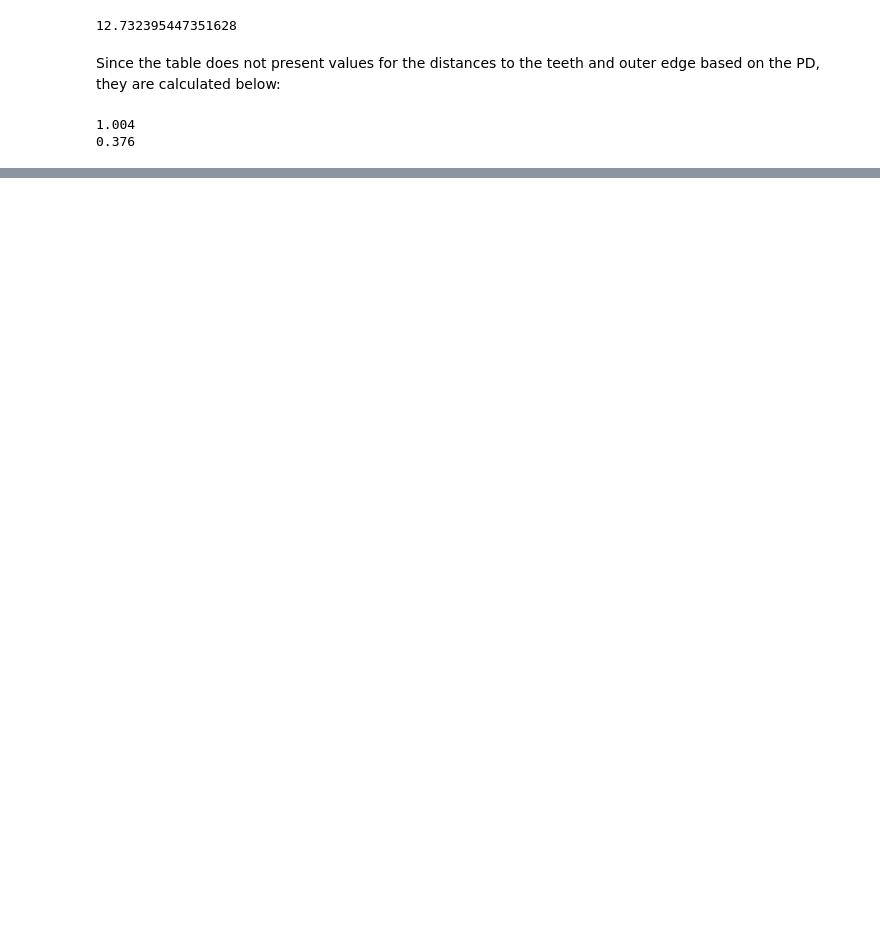
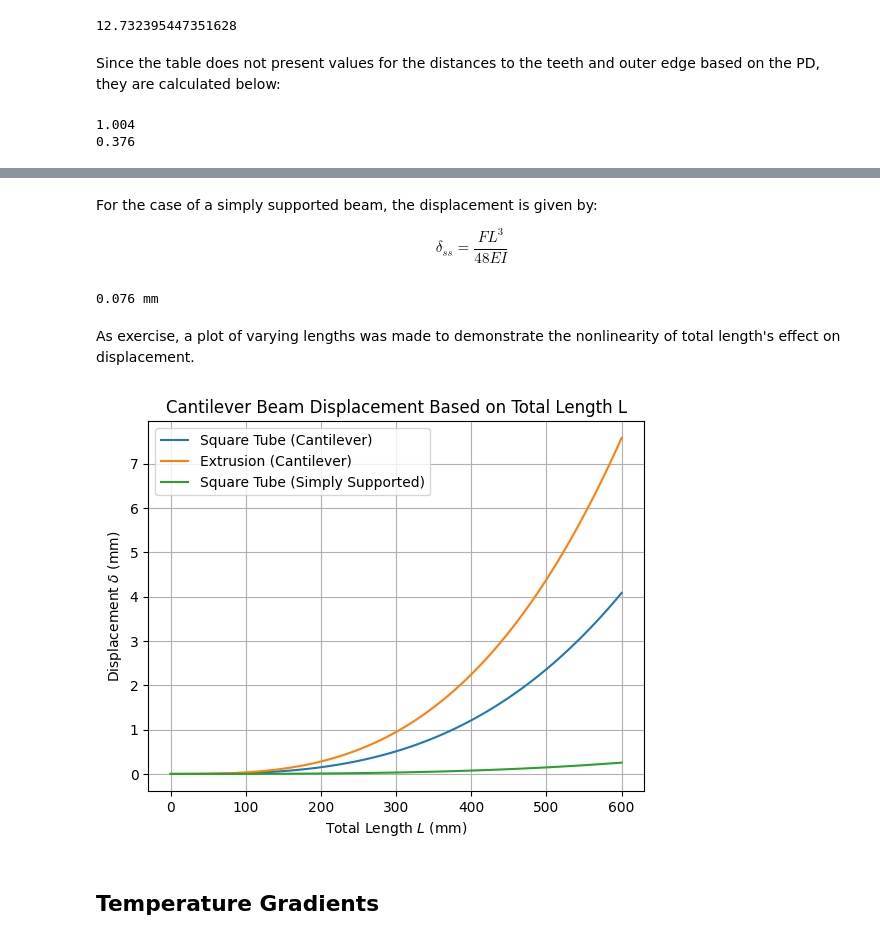
Before and after one commit to ZacCac/MoXY-3D-Printer, a Jupyter notebook: Code/printer_dev.ipynb, the cells around one changed output, grey strips where cells are left out. Drawn from its saved outputs; the diff is of its cells as text; code cells hidden in the pictures; blank space fills up the shorter version.

Commit message:
Added Deformation Sims
Added cantilever deformation simulations for steel tubing.

Slightly altered gantry plate geometry to eliminate collisions

```diff
--- a/Code/printer_dev.ipynb
+++ b/Code/printer_dev.ipynb
@@ -42,0 +75,16 @@ print(outer_distance)
+# %%
+# Specs of the tube used:
+b_outer = 1.5 * 0.0254              # in -> m
+thickness = 0.12 * 0.0254           # in -> m
+E_square_tube = 200e9               # Pa
+
+L = 0.400                           # m
+F = 1000                            # N
+
+b_inner = b_outer - 2 * thickness
+I_square_tube = (b_outer**4 - b_inner**4) / 12
+
+delta_square_tube = (F * L**3) / (3.0 * E_square_tube * I_square_tube)
+
+print("{:.3e}".format(I_square_tube), 'm^4')        # m^4
+print(round(delta_square_tube * 1000, 3), 'mm')     # mm
@@ -42,0 +94,9 @@ print(outer_distance)
+# %%
+# Comparison to 4040 Aluminum Extrusion of the same length
+E_extrusion = 68.9e9                # Pa
+I_extrusion = 13.787e-8             # m^4
+
+delta_extrusion = (F * L**3) / (3.0 * E_extrusion * I_extrusion)
+
+print("{:.3e}".format(I_extrusion), 'm^4')          # m^4
+print(round(delta_extrusion * 1000, 3), 'mm')       # mm
@@ -42,0 +110,35 @@ print(outer_distance)
+# %% [markdown]
+For the case of a simply supported beam, the displacement is given by:
+
+$$ \delta_{ss} = \frac{F L^3}{48 E I}$$
+# %%
+delta_ss = (F * L**3) / (48.0 * E_square_tube * I_square_tube)
+print(round(delta_ss * 1000, 3), 'mm')       # mm
+# %% [output]
+0.076 mm
+# %% [markdown]
+As exercise, a plot of varying lengths was made to demonstrate the nonlinearity of total length's effect on displacement.
+# %%
+# Varying the length
+L_varying = np.linspace(0, 0.6, num=100)      # m
+L_varying_mm = L_varying * 1000                     # mm
+
+delta_square_tube = (F * L_varying**3) / (3.0 * E_square_tube * I_square_tube) * 1000       # mm
+delta_extrusion = (F * L_varying**3) / (3.0 * E_extrusion * I_extrusion) * 1000             # mm
+delta_ss = (F * L_varying**3) / (48.0 * E_square_tube * I_square_tube) * 1000               # mm
+
+
+
+plt.plot(L_varying_mm, delta_square_tube, label='Square Tube (Cantilever)')
+plt.plot(L_varying_mm, delta_extrusion, label='Extrusion (Cantilever)')
+plt.plot(L_varying_mm, delta_ss, label='Square Tube (Simply Supported)')
+plt.xlabel('Total Length $L$ (mm)')
+plt.ylabel('Displacement $\\delta$ (mm)')
+plt.title('Cantilever Beam Displacement Based on Total Length L')
+plt.grid(True)
+plt.legend()
+plt.show()
+# %% [output]
+[figure, added]
+# %% [markdown]
+## Temperature Gradients
```
Also changed, not shown: parts of 11 cells of this notebook, 2 other files.
